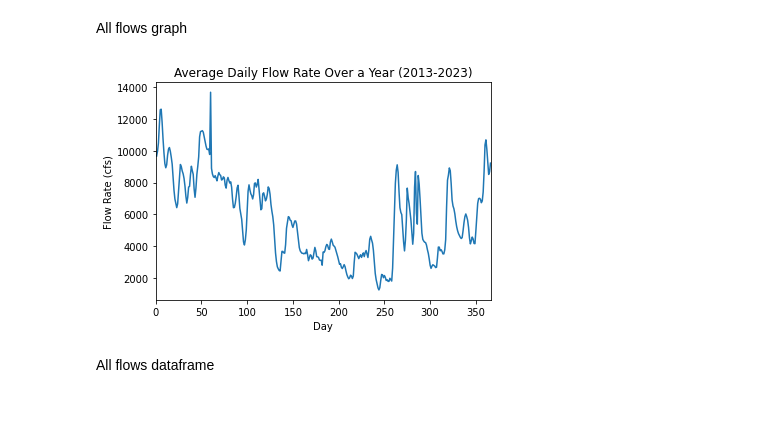
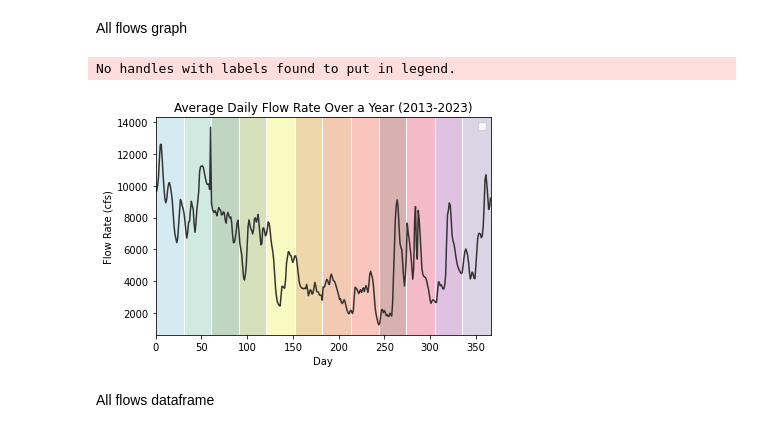
Before and after one commit to annahollandkeener/L-D2, a Jupyter notebook: L&D.ipynb, the cells around one changed output. Saved outputs shown, nothing was run; the diff lists cells and outputs as text; code cells hidden in the pictures.

Commit message:
added colors to avg daily flow rate chart

```diff
--- a/L&D.ipynb
+++ b/L&D.ipynb
@@ -194,17 +192,32 @@ display(rangeOver10000df)
 | 22 | 12.0 | 362.0 | 10100.0 |
 # %% [markdown]
 All flows graph
-# %%
-plt.plot(df["Day"], df["MF"])
-plt.title("Average Daily Flow Rate Over a Year (2013-2023)")
-plt.xlabel("Day")
-plt.ylabel("Flow Rate (cfs)")
-plt.xlim(0, 366)
-
-
-plt.show()
-# %% [output]
-[figure, removed]
+# %%
+plt.plot(df["Day"], df["MF"], color='#333333')
+plt.title("Average Daily Flow Rate Over a Year (2013-2023)")
+plt.xlabel("Day")
+plt.ylabel("Flow Rate (cfs)")
+plt.xlim(0, 366)
+plt.axvspan(1, 31, facecolor='lightblue', alpha=0.5)
+plt.axvspan(32, 60, facecolor="#a5d6c5", alpha=0.5)
+plt.axvspan(61, 91, facecolor="#84ad89", alpha=0.5)
+plt.axvspan(92, 121, facecolor="#b0c27a", alpha=0.5)
+plt.axvspan(122, 152, facecolor="#f5f587", alpha=0.5)
+plt.axvspan(153, 182, facecolor="#e0b15a", alpha=0.5)
+plt.axvspan(183, 213, facecolor="#e89464", alpha=0.5)
+plt.axvspan(215, 244, facecolor="#f58d7d", alpha=0.5)
+plt.axvspan(245, 274, facecolor="#b06363", alpha=0.5)
+plt.axvspan(275, 305, facecolor="#ed7792", alpha=0.5)
+plt.axvspan(306, 335, facecolor="#c086c4", alpha=0.5)
+plt.axvspan(336, 366, facecolor="#b6abcc", alpha=0.5)
+
+plt.legend()
+
+
+plt.show()
+# %% [output]
+No handles with labels found to put in legend.
+[figure, added]
 # %% [markdown]
 All flows dataframe
 # %%
```
Also changed, not shown: parts of 1 cell of this notebook.
